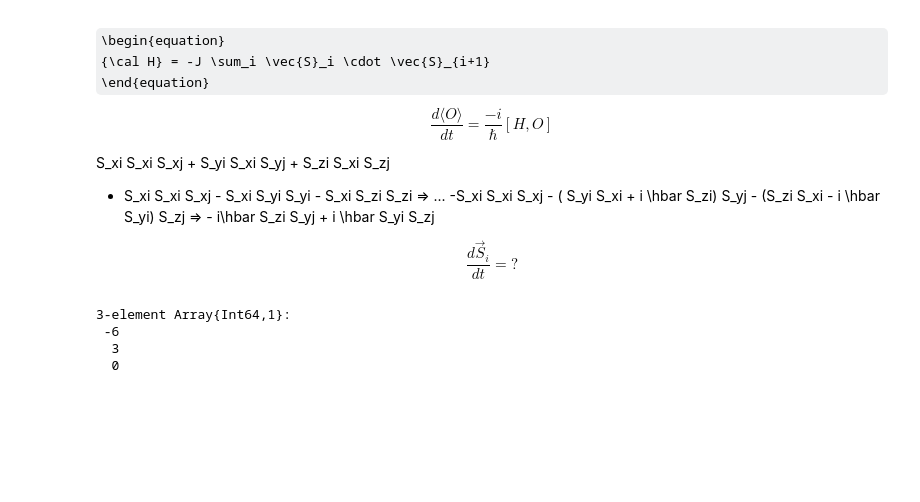
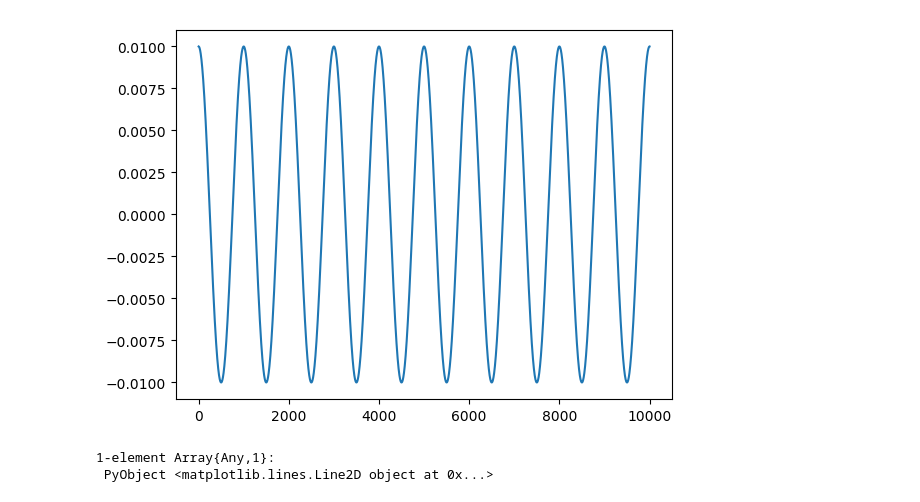
Before and after one commit to albi3ro/M4, a Jupyter notebook: MD.ipynb, the cells around one changed output. Drawn from its saved outputs; the diff is of its cells as text; code cells hidden in the pictures; some formulas as TeX source; blank space fills up the shorter version.

```diff
--- a/MD.ipynb
+++ b/MD.ipynb
@@ -5,35 +29,21 @@ S=Array{Float64}(N,3,tn);
+# %%
+N=10000;
+dt=.01;
+tn=10000;
+S=zeros(Float64,3,N,tn);
+
+waveish=2*π*collect(1:N)/N;
 # %%
 delta=.01;
 
 # x component at first time step
-S[:,1,1]=zeros(N)+delta;
+S[1,:,1]=delta*cos(10*waveish);
 # y component at first time step
-S[:,2,1]=zeros(N);
+S[2,:,1]=delta*sin(10*waveish);
 # z component at first time step
-S[:,3,1]=ones(N)-delta;
-S[:,1:3,2:end]=zeros(N,tn-1,3);
+S[3,:,1]=ones(N);
+
+for ii in 1:N
+    #println(S[:,ii,1],"\t",norm(S[:,ii,1]),"\t",S[:,ii,1]/norm(S[:,ii,1]))
+    S[:,ii,1]=S[:,ii,1]/norm(S[:,ii,1])
+end
-# %% [markdown]
-\begin{equation}
-{\cal H} = -J \sum_i \vec{S}_i \cdot \vec{S}_{i+1}
-\end{equation}
-
-\begin{equation}
-\frac{d \langle O \rangle }{dt} =\frac{-i}{\hbar} [H,O]
-\end{equation}
-
-S_xi S_xi S_xj + S_yi S_xi S_yj + S_zi S_xi S_zj
-- S_xi S_xi S_xj - S_xi S_yi S_yi - S_xi S_zi S_zi
-=> ... -S_xi S_xi S_xj - ( S_yi S_xi + i \hbar S_zi) S_yj - (S_zi S_xi - i \hbar S_yi) S_zj
-=> - i\hbar S_zi S_yj + i \hbar S_yi S_zj
-
-
-\begin{equation}
-    \frac{d \vec{S}_i }{dt} = ?
-\end{equation}
-# %%
-cross([1,2,3],[1,2,0])
-# %% [output]
-3-element Array{Int64,1}:
- -6
-  3
-  0
@@ -39,0 +59,6 @@ cross([1,2,3],[1,2,0])
+# %%
+plot(S[1,:,1])
+# %% [output]
+[figure, added]
+1-element Array{Any,1}:
+ PyObject <matplotlib.lines.Line2D object at 0x...>
```
Also changed, not shown: parts of 9 cells of this notebook, 2 other files.
